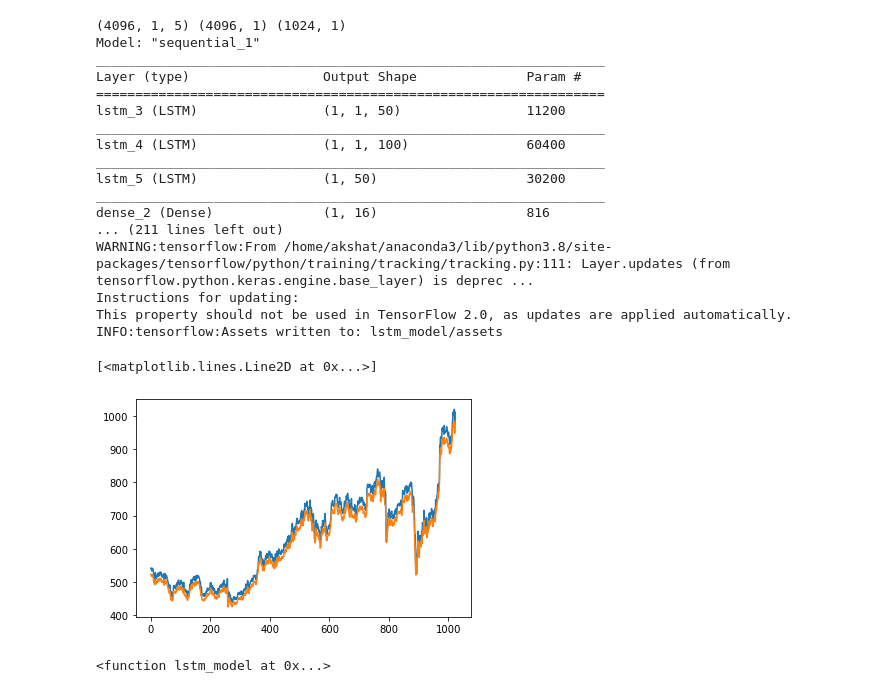
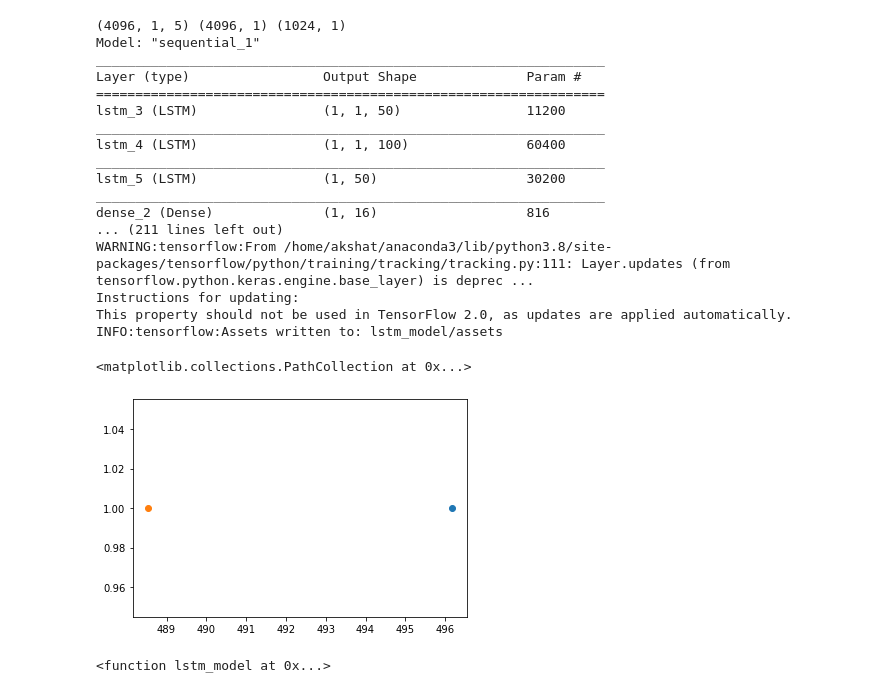
Before and after one commit to akki2503/Stock_market_predicting_dashboard, a Jupyter notebook: try_2.ipynb, the cells around one changed output. Saved outputs shown, nothing was run; the diff lists cells and outputs as text; code cells hidden in the pictures.

```diff
--- a/try_2.ipynb
+++ b/try_2.ipynb
@@ -241,12 +241,13 @@ WARNING:tensorflow:From /home/akshat/anaconda3/lib/python3.8/site-packages/tenso
 Instructions for updating:
 This property should not be used in TensorFlow 2.0, as updates are applied automatically.
 INFO:tensorflow:Assets written to: lstm_model/assets
-# %%
-plt.plot(x_test_lstm[:,:,-1])
-plt.plot(y_pred[:,4])
-# %% [output]
-[<matplotlib.lines.Line2D at 0x...>]
-[figure, removed]
+# %%
+for i in range(len(x_test_lstm)):
+    plt.scatter(x_test_lstm[100,:,-1],1)
+    plt.scatter(y_pred[100,3],1)
+# %% [output]
+<matplotlib.collections.PathCollection at 0x...>
+[figure, added]
 # %%
 print(lstm_model)
 def save_model(model, model_name='cnn_model'):
```
Also changed, not shown: parts of 1 cell of this notebook, 2 other files.
